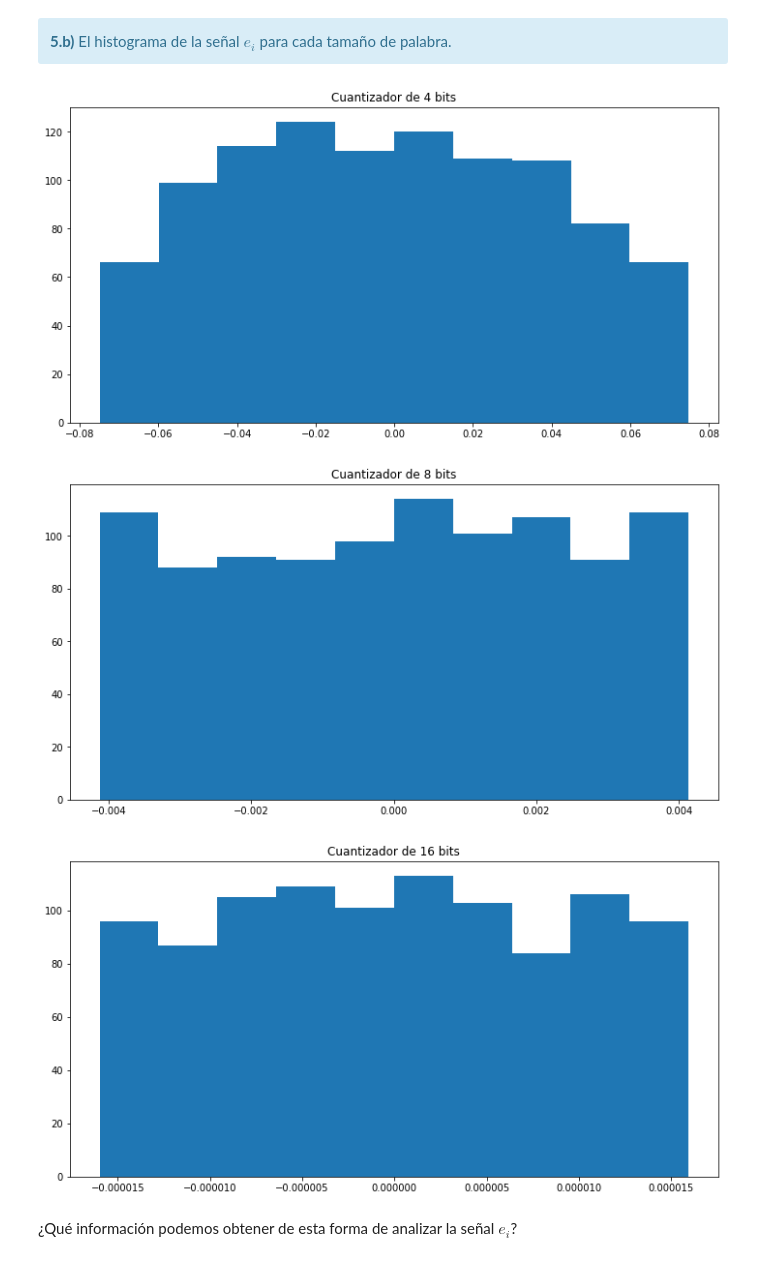
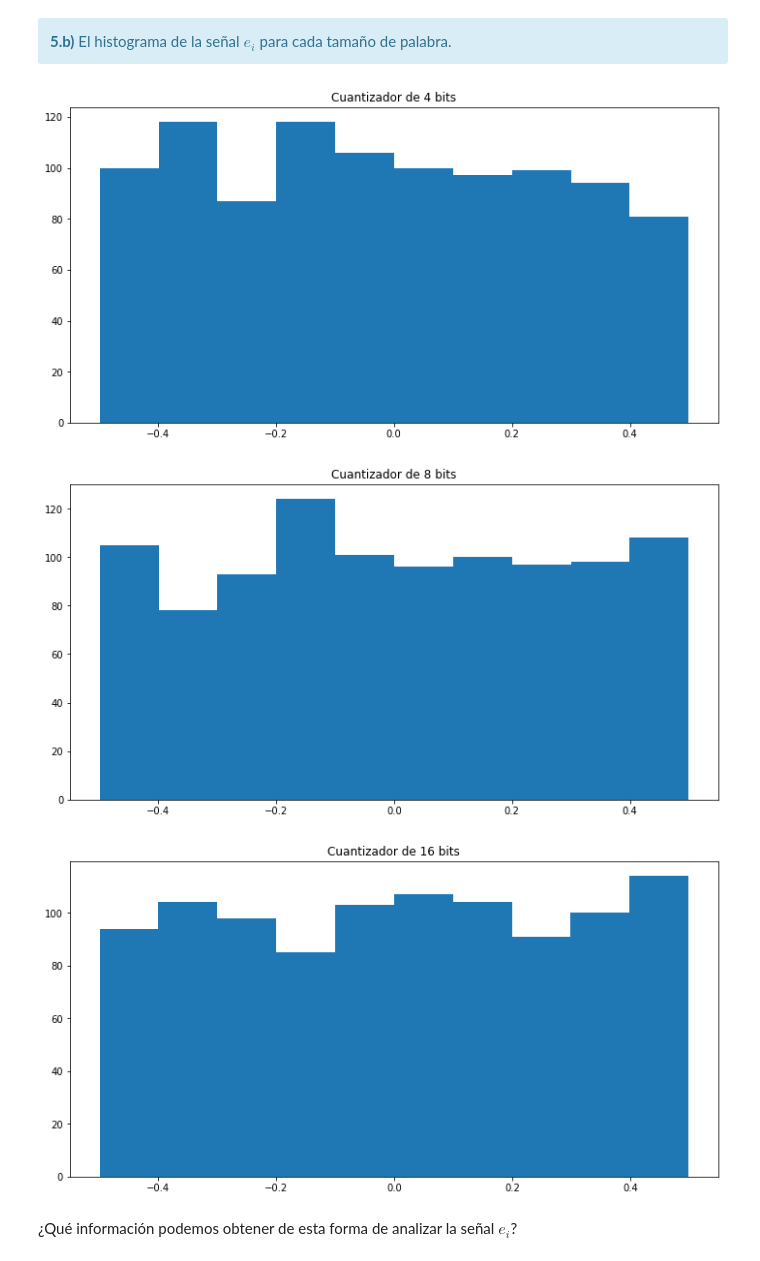
Before and after one commit to franmaiocchi/DSP, a Jupyter notebook: TP1/TP1 - Muestreo de señales - Forurier.ipynb, the cells around one changed output. Saved outputs shown, nothing was run; the diff lists cells and outputs as text; code cells hidden in the pictures.

```diff
--- a/TP1/TP1 - Muestreo de señales - Forurier.ipynb
+++ b/TP1/TP1 - Muestreo de señales - Forurier.ipynb
@@ -974,34 +974,45 @@ def quantizer(x, b, rango):
     """
     # Saturacion
     signal = np.copy(x) # Sin esto, se modifica la señal pasada por parametro
-    i = np.where(np.abs(signal) >= rango/2)
-    signal[i] = np.round(signal[i])*rango/2
+    i = np.where(np.abs(signal) > rango/2)
+    signal[i] = np.sign(signal[i])*rango/2
 
-    k = pow(2, b - 1) -1
-    cuentas = np.round(signal*k/(rango/2))
-    signal_q = cuentas*((rango/2)/k)
+    Q = pow(2, b - 1) -1
+    cuentas = np.round(signal*Q/(rango/2))
+    signal_q = cuentas*((rango/2)/Q)
 
     return signal_q
 
-a0 = 1
-noise_amp = (a0)/20
-f0 = 100
-cantidad_bits = (4, 8, 16)
-rango = 2.1
-energia_total_q = []
-energia_total_e = []
-errores = []
+a0 = 1      # Amplitud de la senoidal
+f0 = 5     # Frecuencia de la senoidal
+cantidad_bits = (4, 8, 16)  # Cantidad de bits de los cuantizadores
+rango = 2   # Rango del cuantizador
+energia_total_q = []    # Lista donde guardo la energia total de la señal cuantizada
+energia_total_e = []    # Lista donde guardo la energia total del error
+errores = []    # Lista donde guardo los errores
+signals_q = []  # Lista donde guardo las señales cuantizadas
+noise_amp = 0.1   # Amplitud del ruido uniforme
+
+df = fs/N   # Resolucion espectral
+ff = np.linspace(0, int((N-1)*df), int(N))
 
 tt, s = generador_senoidal(fs, f0, N, a0)
 tt, n = generador_ruido(fs, N, low = -noise_amp, high = noise_amp, distribution = 'Uniform')
+s_real = s + n
 
-s_real = s + n
+# Normalizo en amplitud para que no sature el cuantizador
+s_real = s_real / np.max(np.abs(s_real))
+
 
 energia_total = energy(spectrum_analyzer(s_real, fs, N, plot = False))
 
 for b in cantidad_bits:
+
     s_q = quantizer(s_real, b, rango)
+    spectrum = spectrum_analyzer(s_q, fs, N, plot = False)
     e = s_q - s_real
+
+    signals_q.append(s_q)
     errores.append(e)
     energia_total_q.append(energy(spectrum_analyzer(s_q, fs, N, plot = False)))
     energia_total_e.append(energy(spectrum_analyzer(e, fs, N, plot = False)))
@@ -1036,15 +1047,16 @@ HTML(df.to_html())
 # %%
 #####################################
 # Tu simulación que genere gráficas #
 #####################################
 for error, b in zip(errores, cantidad_bits):
     plt.figure(figsize = (12, 6))
     plt.title('Cuantizador de ' + str(b) + ' bits')
-    plt.hist(error, bins = 10)
+    error_n = error/(rango/(pow(2, b) -2))
+    plt.hist(error_n, bins = 10)
 # %% [output]
-[figure, old version]
+[figure, new version]
-[figure, old version]
+[figure, new version]
-[figure, old version]
+[figure, new version]
 # %% [markdown]
 ¿Qué información podemos obtener de esta forma de analizar la señal $e_i$?
 # %% [markdown]
```
Also changed, not shown: parts of 5 cells of this notebook, 4 other files.
